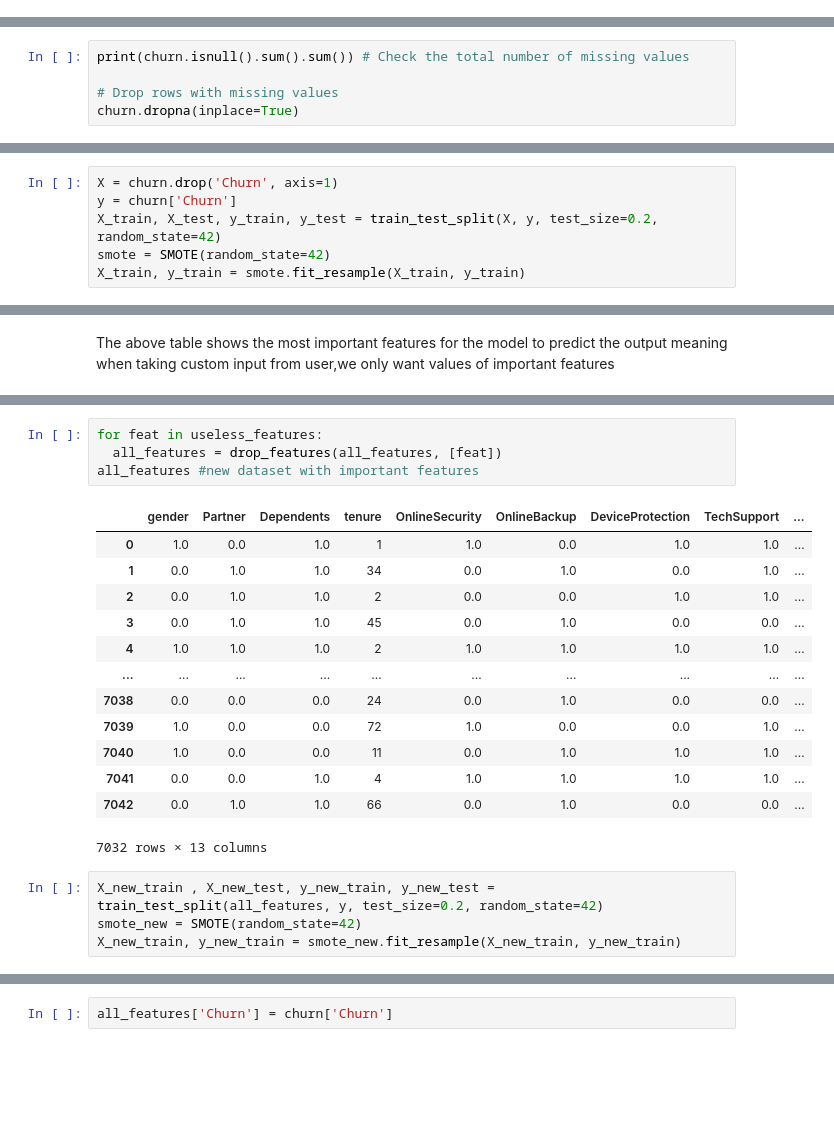
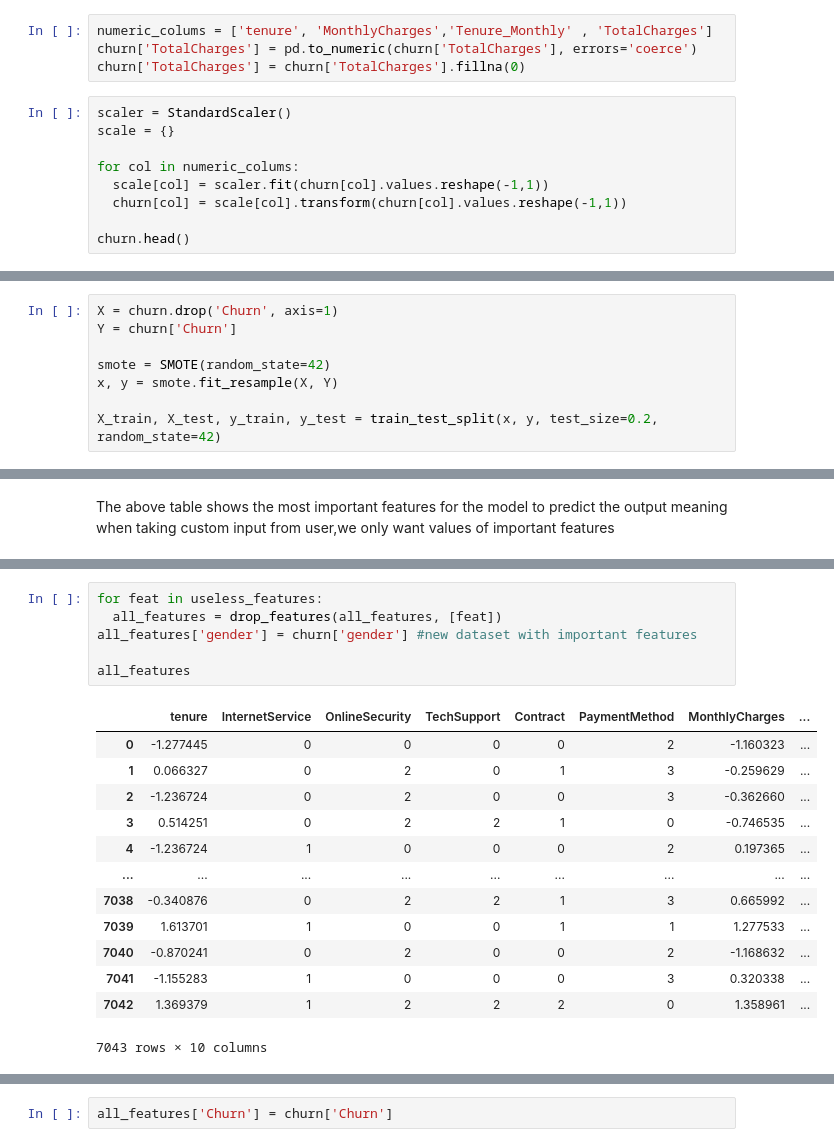
Before and after one commit to Sid-istic/End-to-End-customer-Churn, a Jupyter notebook: optimizations/02_FeatureImportance_.ipynb, the cells around one changed output, grey strips where cells are left out. Saved outputs shown, nothing was run; the diff lists cells and outputs as text; blank space fills up the shorter version.

```diff
--- a/optimizations/02_FeatureImportance_.ipynb
+++ b/optimizations/02_FeatureImportance_.ipynb
@@ -28,0 +26,13 @@ churn['Tenure_Monthly'] = scaler.fit_transform(churn['Tenure_Monthly'].values.re
+# %%
+numeric_colums = ['tenure', 'MonthlyCharges','Tenure_Monthly' , 'TotalCharges']
+churn['TotalCharges'] = pd.to_numeric(churn['TotalCharges'], errors='coerce')
+churn['TotalCharges'] = churn['TotalCharges'].fillna(0)
+# %%
+scaler = StandardScaler()
+scale = {}
+
+for col in numeric_colums:
+  scale[col] = scaler.fit(churn[col].values.reshape(-1,1))
+  churn[col] = scale[col].transform(churn[col].values.reshape(-1,1))
+
+churn.head()
@@ -29,7 +50,2 @@ churn['Tenure_Monthly'] = scaler.fit_transform(churn['Tenure_Monthly'].values.re
 # %%
 model = RandomForestClassifier(random_state=42)
-# %%
-print(churn.isnull().sum().sum()) # Check the total number of missing values
-
-# Drop rows with missing values
-churn.dropna(inplace=True)
@@ -38,9 +52,11 @@ churn.dropna(inplace=True)
 # %%
 X = churn.drop('Churn', axis=1)
-y = churn['Churn']
-X_train, X_test, y_train, y_test = train_test_split(X, y, test_size=0.2, random_state=42)
+Y = churn['Churn']
+
 smote = SMOTE(random_state=42)
-X_train, y_train = smote.fit_resample(X_train, y_train)
+x, y = smote.fit_resample(X, Y)
+
+X_train, X_test, y_train, y_test = train_test_split(x, y, test_size=0.2, random_state=42)
 # %%
 model.fit(X_train, y_train)
 # %% [output]
@@ -108,22 +127,20 @@ useless_features
 # %%
 for feat in useless_features:
   all_features = drop_features(all_features, [feat])
-all_features #new dataset with important features
+all_features['gender'] = churn['gender'] #new dataset with important features
+
+all_features
 # %% [output]
-|  | gender | Partner | Dependents | tenure | OnlineSecurity | OnlineBackup | DeviceProtection | TechSupport | ... |
-| 0 | 1.0 | 0.0 | 1.0 | 1 | 1.0 | 0.0 | 1.0 | 1.0 | ... |
-| 1 | 0.0 | 1.0 | 1.0 | 34 | 0.0 | 1.0 | 0.0 | 1.0 | ... |
-| 2 | 0.0 | 1.0 | 1.0 | 2 | 0.0 | 0.0 | 1.0 | 1.0 | ... |
-| 3 | 0.0 | 1.0 | 1.0 | 45 | 0.0 | 1.0 | 0.0 | 0.0 | ... |
-| 4 | 1.0 | 1.0 | 1.0 | 2 | 1.0 | 1.0 | 1.0 | 1.0 | ... |
-| ... | ... | ... | ... | ... | ... | ... | ... | ... | ... |
-| 7038 | 0.0 | 0.0 | 0.0 | 24 | 0.0 | 1.0 | 0.0 | 0.0 | ... |
-| 7039 | 1.0 | 0.0 | 0.0 | 72 | 1.0 | 0.0 | 0.0 | 1.0 | ... |
-| 7040 | 1.0 | 0.0 | 0.0 | 11 | 0.0 | 1.0 | 1.0 | 1.0 | ... |
-| 7041 | 0.0 | 0.0 | 1.0 | 4 | 1.0 | 1.0 | 1.0 | 1.0 | ... |
-| 7042 | 0.0 | 1.0 | 1.0 | 66 | 0.0 | 1.0 | 0.0 | 0.0 | ... |
+|  | tenure | InternetService | OnlineSecurity | TechSupport | Contract | PaymentMethod | MonthlyCharges | ... |
+| 0 | -1.277445 | 0 | 0 | 0 | 0 | 2 | -1.160323 | ... |
+| 1 | 0.066327 | 0 | 2 | 0 | 1 | 3 | -0.259629 | ... |
+| 2 | -1.236724 | 0 | 2 | 0 | 0 | 3 | -0.362660 | ... |
+| 3 | 0.514251 | 0 | 2 | 2 | 1 | 0 | -0.746535 | ... |
+| 4 | -1.236724 | 1 | 0 | 0 | 0 | 2 | 0.197365 | ... |
+| ... | ... | ... | ... | ... | ... | ... | ... | ... |
+| 7038 | -0.340876 | 0 | 2 | 2 | 1 | 3 | 0.665992 | ... |
+| 7039 | 1.613701 | 1 | 0 | 0 | 1 | 1 | 1.277533 | ... |
+| 7040 | -0.870241 | 0 | 2 | 0 | 0 | 2 | -1.168632 | ... |
+| 7041 | -1.155283 | 1 | 0 | 0 | 0 | 3 | 0.320338 | ... |
+| 7042 | 1.369379 | 1 | 2 | 2 | 2 | 0 | 1.358961 | ... |
-7032 rows × 13 columns
+7043 rows × 10 columns
-# %%
-X_new_train , X_new_test, y_new_train, y_new_test = train_test_split(all_features, y, test_size=0.2, random_state=42)
-smote_new = SMOTE(random_state=42)
-X_new_train, y_new_train = smote_new.fit_resample(X_new_train, y_new_train)
```
Also changed, not shown: parts of 11 cells of this notebook.
